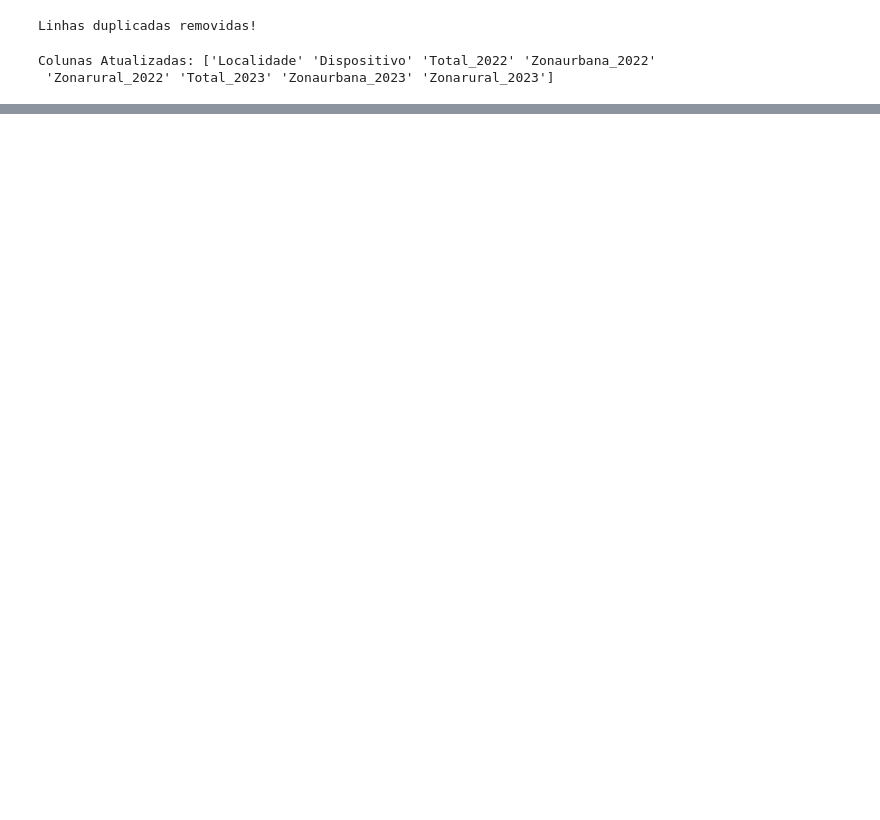
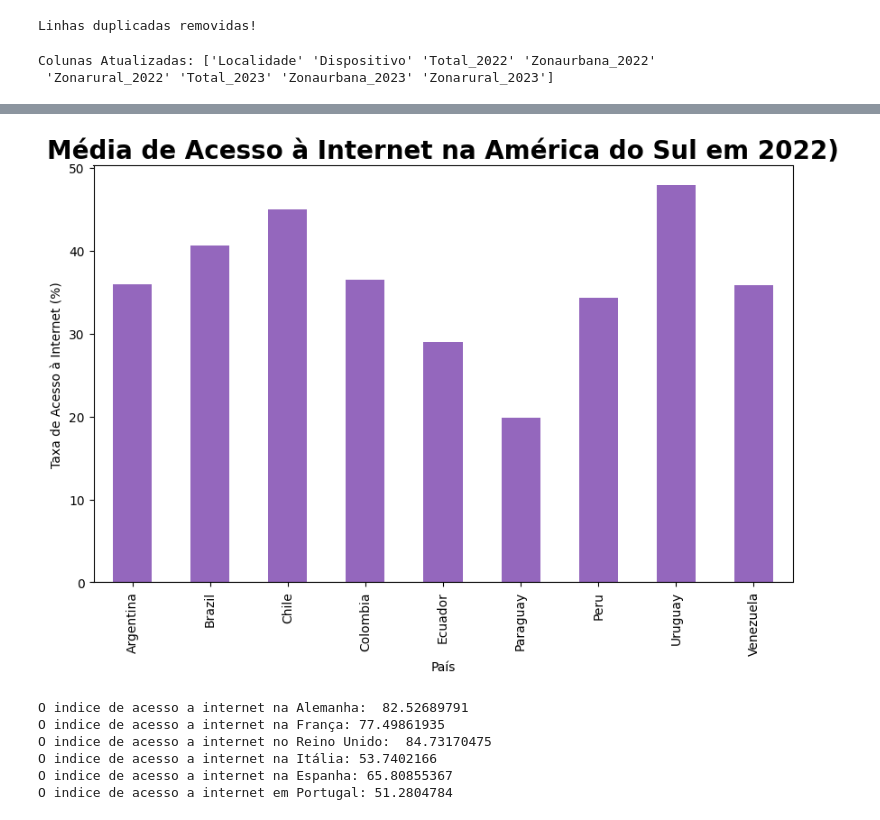
Before and after one commit to veronica-toledo-bm/on34-python-s17-s18-projeto-final, a Jupyter notebook: Veronica/Projeto Final/s17_Projeto_Final_Tamy_Vero.ipynb, the cells around one changed output, grey strips where cells are left out. Cells and saved outputs as stored; diff of their text form; code cells hidden in the pictures; blank space fills up the shorter version.

```diff
--- a/Veronica/Projeto Final/s17_Projeto_Final_Tamy_Vero.ipynb
+++ b/Veronica/Projeto Final/s17_Projeto_Final_Tamy_Vero.ipynb
@@ -316,0 +355,28 @@ df_final
+# %%
+# Grafico
+paises_america_sul = ['Argentina', 'Brazil', 'Chile', 'Colombia', 'Ecuador', 'Paraguay', 'Peru', 'Uruguay', 'Venezuela']
+
+df_indice_internet_pais_america_sul = df_indice_internet_pais[df_indice_internet_pais.index.isin(paises_america_sul)]
+df_indice_internet_pais_america_sul.plot(kind='bar', figsize=(10, 6), color='tab:purple')
+
+plt.title('Média de Acesso à Internet na América do Sul em 2022)', fontsize=20, fontweight='bold')
+plt.xlabel('País')
+plt.ylabel('Taxa de Acesso à Internet (%)')
+plt.show()
+# %% [output]
+[figure, added]
+# %%
+# Média de acesso a internet na Europa
+print("O indice de acesso a internet na Alemanha: " , df_indice_internet_pais['Germany'])
+print("O indice de acesso a internet na França:" , df_indice_internet_pais['France'])
+print("O indice de acesso a internet no Reino Unido: " , df_indice_internet_pais['United Kingdom'])
+print("O indice de acesso a internet na Itália:" , df_indice_internet_pais['Italy'])
+print("O indice de acesso a internet na Espanha:" , df_indice_internet_pais['Spain'])
+print("O indice de acesso a internet em Portugal:" , df_indice_internet_pais['Portugal'])
+# %% [output]
+O indice de acesso a internet na Alemanha:  82.52689791
+O indice de acesso a internet na França: 77.49861935
+O indice de acesso a internet no Reino Unido:  84.73170475
+O indice de acesso a internet na Itália: 53.7402166
+O indice de acesso a internet na Espanha: 65.80855367
+O indice de acesso a internet em Portugal: 51.2804784
```
Also changed, not shown: parts of 74 cells of this notebook.
